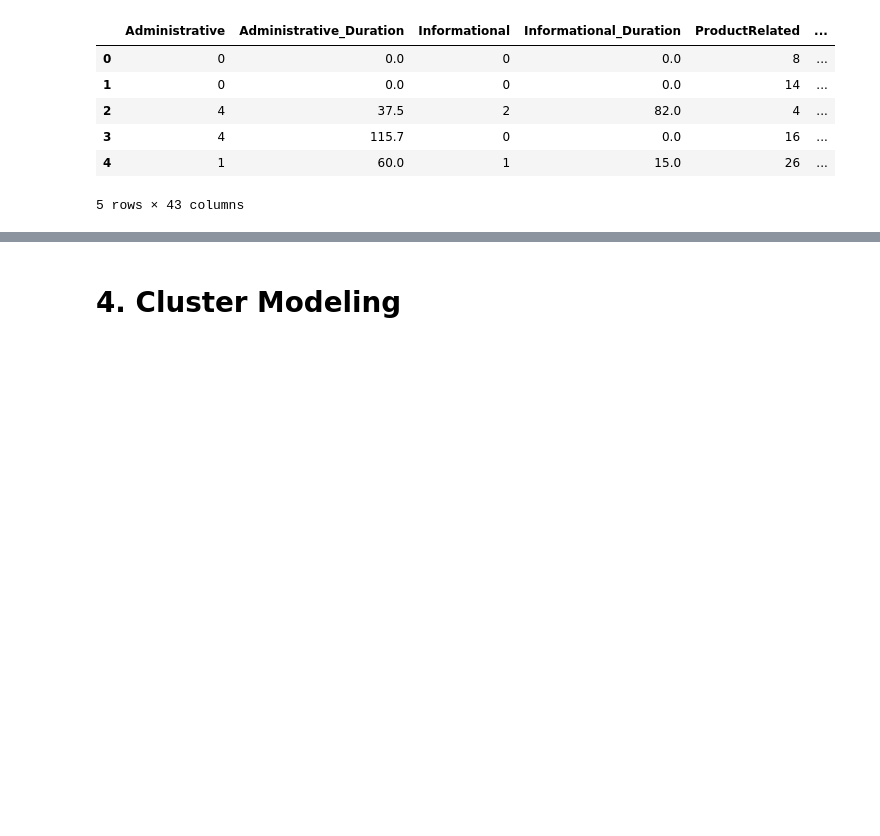
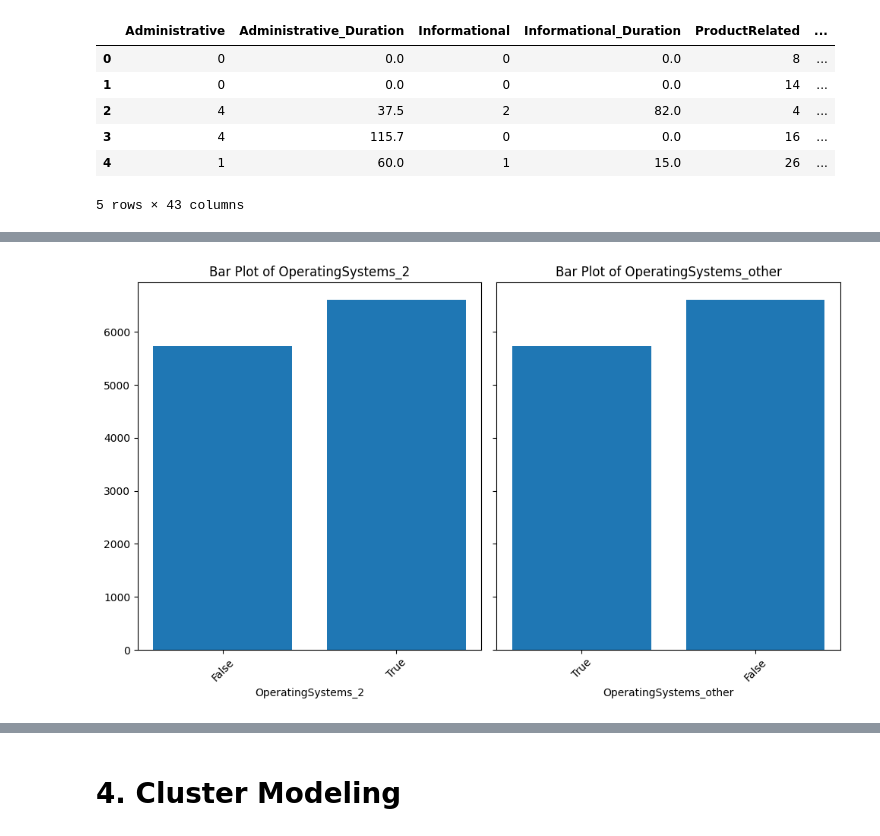
Before and after one commit to Zhengnan817/DAV-6150, a Jupyter notebook: Project_2/Z_Li_Project2.ipynb, the cells around one changed output, grey strips where cells are left out. Saved outputs shown, nothing was run; the diff lists cells and outputs as text; code cells hidden in the pictures; blank space fills up the shorter version.

```diff
--- a/Project_2/Z_Li_Project2.ipynb
+++ b/Project_2/Z_Li_Project2.ipynb
@@ -434,0 +453,4 @@ online_shop.head(5)
+# %%
+bar(online_shop_cate,['OperatingSystems_2', 'OperatingSystems_other'])
+# %% [output]
+[figure, added]
```
Also changed, not shown: parts of 28 cells of this notebook.
